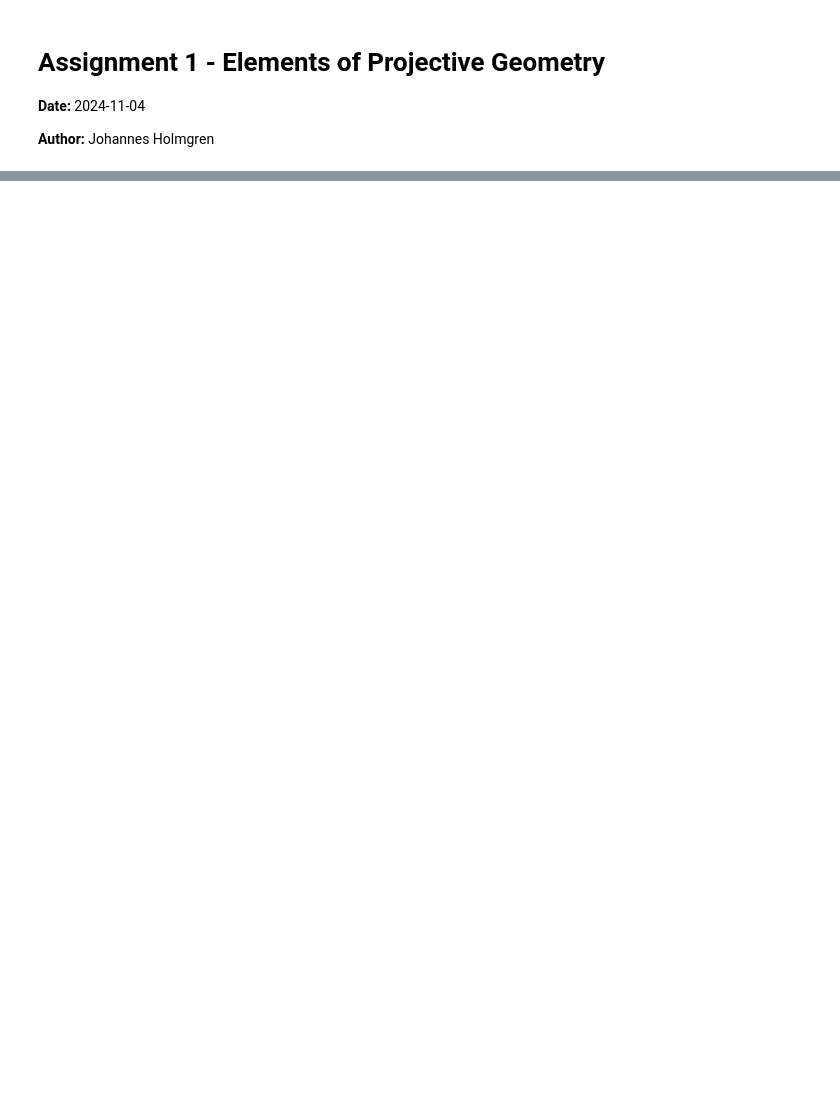
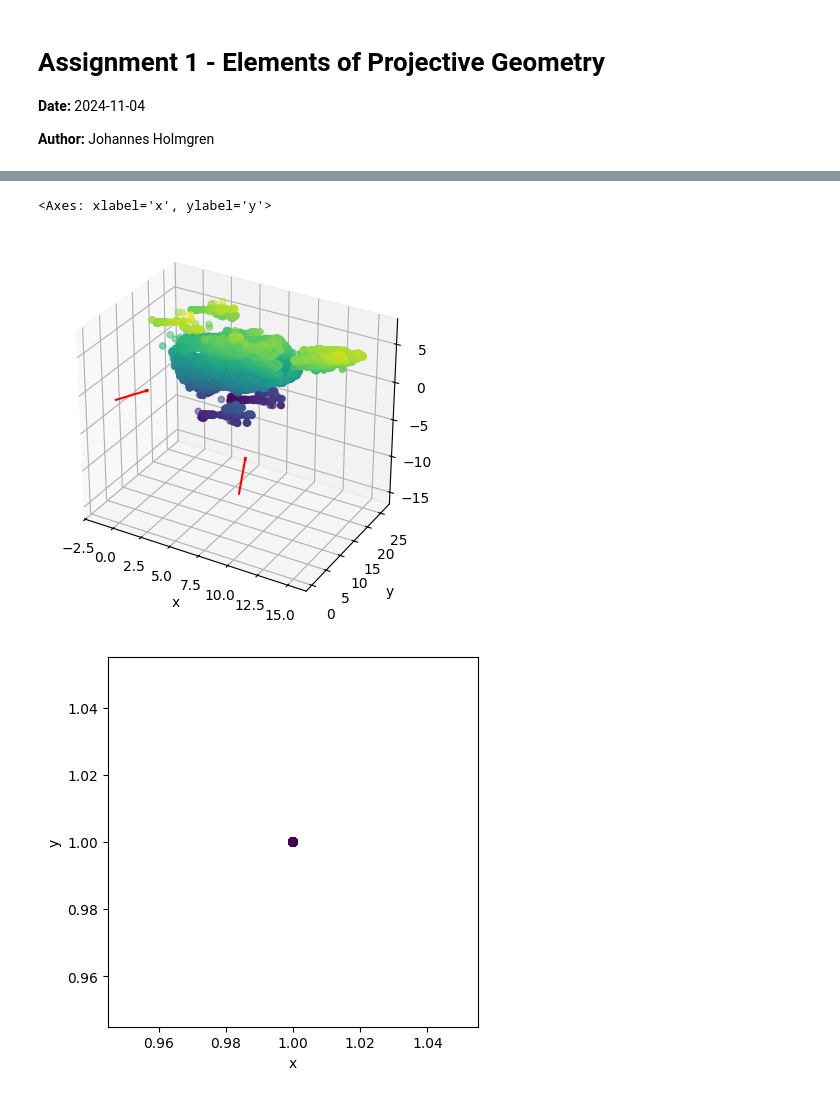
Before and after one commit to JohannesHolmgren/EEN020, a Jupyter notebook: assignment-1/assignment-1.ipynb, the cells around one changed output, grey strips where cells are left out. Drawn from its saved outputs; the diff is of its cells as text; code cells hidden in the pictures; blank space fills up the shorter version.

```diff
--- a/assignment-1/assignment-1.ipynb
+++ b/assignment-1/assignment-1.ipynb
@@ -78,0 +156,75 @@ plot_points_3D(res3D)
+# %%
+# Computer Exercise 3
+def camera_center_and_axis(P: np.ndarray) -> tuple[np.ndarray, np.ndarray]:
+    ''' Get camera center and principle axis of the camera matrix 'P'
+
+    Parameters
+    ----------
+    P: np.ndarray
+        The camera matrix
+
+    Returns
+    -------
+    tuple[np.ndarray, np.ndarray]
+        The first array is the camera center in cartesian coordinates
+        The second array is the principal axis normalized to length 1
+
+    '''
+    # The camera center is the null space of the camera matrix
+    camera_center = null_space(P)
+    # The principal axis is the third row of R
+    camera_center_cart = (camera_center / camera_center[-1])[0:-1]
+    principal_axis = P[2,0:3]
+    principal_axis_norm = principal_axis / np.linalg.norm(principal_axis)
+
+    return (camera_center_cart, principal_axis_norm)
+
+
+def plot_camera(ax: plt.axes, P: np.ndarray, scale: float) -> None:
+    ''' Plots the principal axis of a camera scaled by s
+
+    Internally calls on 'camera_center_and_matrix' to get the
+    center and principal axis of the camera.
+
+    Parameters
+    ----------
+    ax: plt.axes
+        The matplotlib surface to plot on (from fig, ax = plt.subplots())
+
+    P: np.ndarray
+        The camera matrix
+
+    scale: float
+        The length (scale) of the camera principal axis
+
+    '''
+    center, axis = camera_center_and_axis(P)
+    axis = axis
+    ax.quiver(center[0], center[1], center[2], axis[0], axis[1], axis[2], length=scale, arrow_length_ratio=0.1, color='r')
+
+
+P = np.array([
+    [1/math.sqrt(2), 0, -1/math.sqrt(2), 0],
+    [0, 1, 0, 0],
+    [1/math.sqrt(2), 0, 1/math.sqrt(2), 1]
+])
+fig = plt.figure()
+ax_3D = fig.add_subplot(111, projection='3d')
+
+plotter.plot_points_3D(ax_3D, pflat(U))
+plot_camera(ax_3D, P1, 5)
+plot_camera(ax_3D, P2, 5)
+
+# Project U onto P1 and P2
+U_P1 = np.matmul(P1, U)
+U_P1 = (U_P1 / U_P1)[:-1]
+U_P2 = np.matmul(P2, U)
+U_P2 = (U_P2 / U_P2)[:-1]
+
+fig_2D, ax_2D = plt.subplots()
+plotter.plot_points_2D(ax_2D, U_P1)
+# plotter.plot_points_3D(ax_2D, U_P2)
+# %% [output]
+<Axes: xlabel='x', ylabel='y'>
+[figure, added]
+[figure, added]
```
Also changed, not shown: parts of 5 cells of this notebook, 1 other file.
